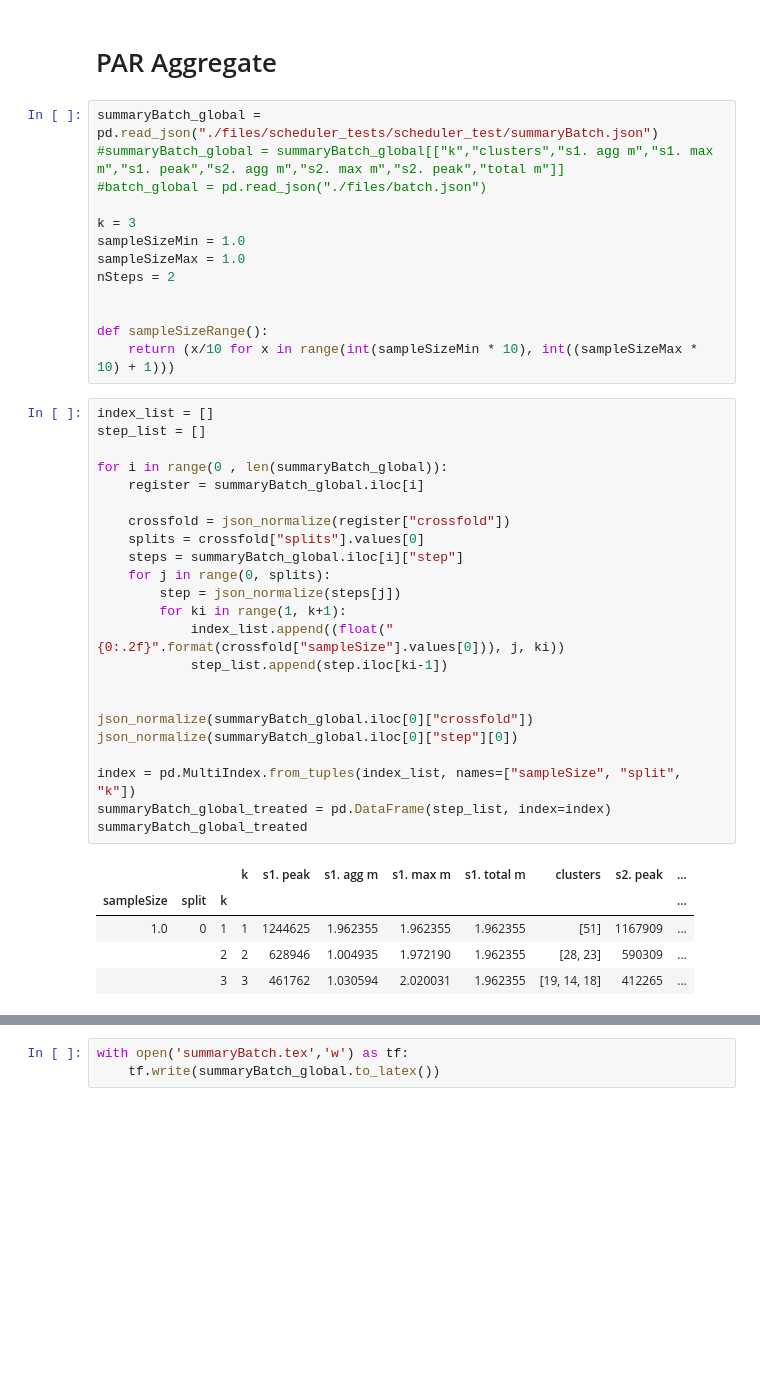
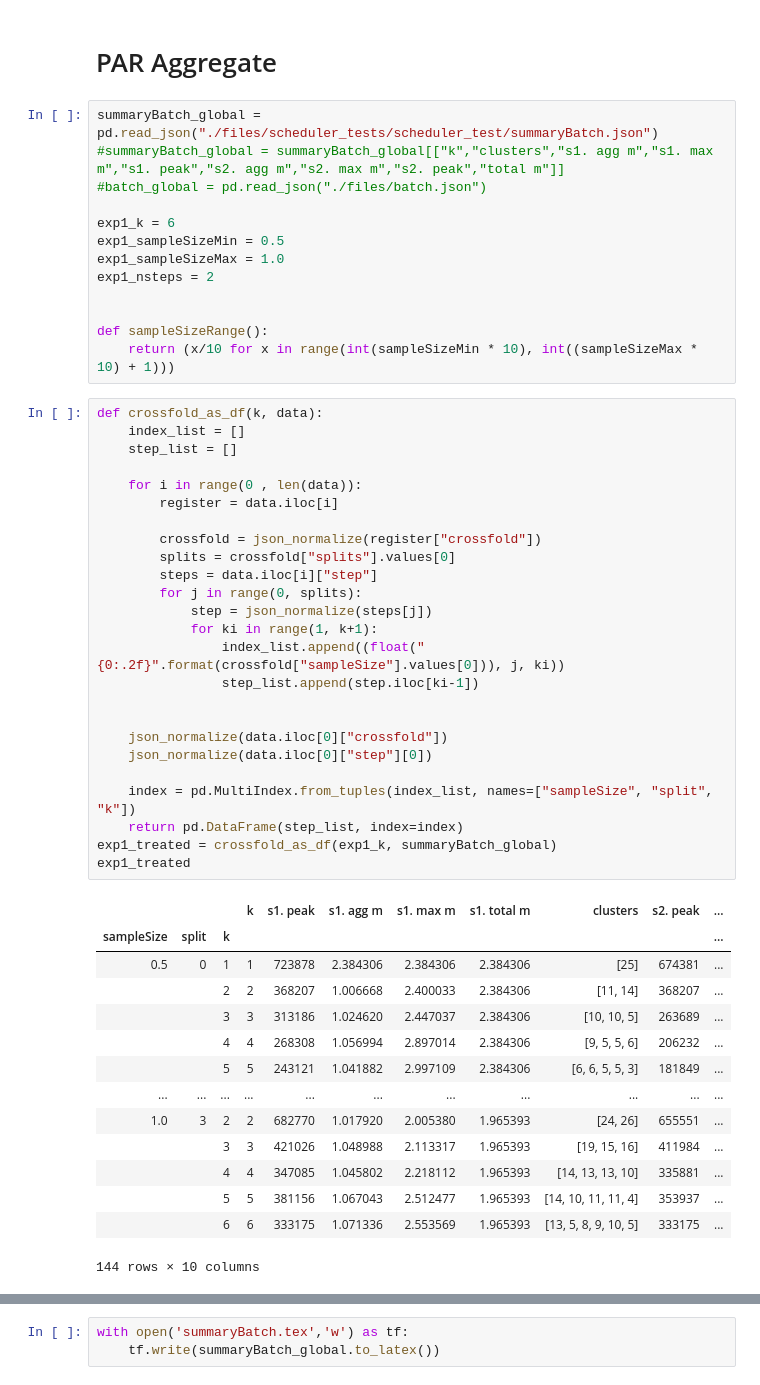
Before and after one commit to vicaba/siot-eclustering-viz, a Jupyter notebook: siot-clustering2.ipynb, the cells around one changed output, grey strips where cells are left out. Drawn from its saved outputs; the diff is of its cells as text; blank space fills up the shorter version.

```diff
--- a/siot-clustering2.ipynb
+++ b/siot-clustering2.ipynb
@@ -89,43 +89,54 @@ summaryBatch_global = pd.read_json("./files/scheduler_tests/scheduler_test/summa
 #summaryBatch_global = summaryBatch_global[["k","clusters","s1. agg m","s1. max m","s1. peak","s2. agg m","s2. max m","s2. peak","total m"]]
 #batch_global = pd.read_json("./files/batch.json")
 
-k = 3
-sampleSizeMin = 1.0
-sampleSizeMax = 1.0
-nSteps = 2
+exp1_k = 6
+exp1_sampleSizeMin = 0.5
+exp1_sampleSizeMax = 1.0
+exp1_nsteps = 2
 
 
 def sampleSizeRange():
     return (x/10 for x in range(int(sampleSizeMin * 10), int((sampleSizeMax * 10) + 1)))
 # %%
-index_list = []
-step_list = []
+def crossfold_as_df(k, data):
+    index_list = []
+    step_list = []
 
-for i in range(0 , len(summaryBatch_global)):
-    register = summaryBatch_global.iloc[i]
+    for i in range(0 , len(data)):
+        register = data.iloc[i]
 
-    crossfold = json_normalize(register["crossfold"])
-    splits = crossfold["splits"].values[0]
-    steps = summaryBatch_global.iloc[i]["step"]
-    for j in range(0, splits):
-        step = json_normalize(steps[j])
-        for ki in range(1, k+1):
-            index_list.append((float("{0:.2f}".format(crossfold["sampleSize"].values[0])), j, ki))
-            step_list.append(step.iloc[ki-1])
+        crossfold = json_normalize(register["crossfold"])
+        splits = crossfold["splits"].values[0]
+        steps = data.iloc[i]["step"]
+        for j in range(0, splits):
+            step = json_normalize(steps[j])
+            for ki in range(1, k+1):
+                index_list.append((float("{0:.2f}".format(crossfold["sampleSize"].values[0])), j, ki))
+                step_list.append(step.iloc[ki-1])
 
 
-json_normalize(summaryBatch_global.iloc[0]["crossfold"])
-json_normalize(summaryBatch_global.iloc[0]["step"][0])
+    json_normalize(data.iloc[0]["crossfold"])
+    json_normalize(data.iloc[0]["step"][0])
 
-index = pd.MultiIndex.from_tuples(index_list, names=["sampleSize", "split", "k"])
-summaryBatch_global_treated = pd.DataFrame(step_list, index=index)
-summaryBatch_global_treated
+    index = pd.MultiIndex.from_tuples(index_list, names=["sampleSize", "split", "k"])
+    return pd.DataFrame(step_list, index=index)
+exp1_treated = crossfold_as_df(exp1_k, summaryBatch_global)
+exp1_treated
 # %% [output]
 |  |  |  | k | s1. peak | s1. agg m | s1. max m | s1. total m | clusters | s2. peak | ... |
 | sampleSize | split | k |  |  |  |  |  |  |  | ... |
-| 1.0 | 0 | 1 | 1 | 1244625 | 1.962355 | 1.962355 | 1.962355 | [51] | 1167909 | ... |
-|  |  | 2 | 2 | 628946 | 1.004935 | 1.972190 | 1.962355 | [28, 23] | 590309 | ... |
-|  |  | 3 | 3 | 461762 | 1.030594 | 2.020031 | 1.962355 | [19, 14, 18] | 412265 | ... |
+| 0.5 | 0 | 1 | 1 | 723878 | 2.384306 | 2.384306 | 2.384306 | [25] | 674381 | ... |
+|  |  | 2 | 2 | 368207 | 1.006668 | 2.400033 | 2.384306 | [11, 14] | 368207 | ... |
+|  |  | 3 | 3 | 313186 | 1.024620 | 2.447037 | 2.384306 | [10, 10, 5] | 263689 | ... |
+|  |  | 4 | 4 | 268308 | 1.056994 | 2.897014 | 2.384306 | [9, 5, 5, 6] | 206232 | ... |
+|  |  | 5 | 5 | 243121 | 1.041882 | 2.997109 | 2.384306 | [6, 6, 5, 5, 3] | 181849 | ... |
+| ... | ... | ... | ... | ... | ... | ... | ... | ... | ... | ... |
+| 1.0 | 3 | 2 | 2 | 682770 | 1.017920 | 2.005380 | 1.965393 | [24, 26] | 655551 | ... |
+|  |  | 3 | 3 | 421026 | 1.048988 | 2.113317 | 1.965393 | [19, 15, 16] | 411984 | ... |
+|  |  | 4 | 4 | 347085 | 1.045802 | 2.218112 | 1.965393 | [14, 13, 13, 10] | 335881 | ... |
+|  |  | 5 | 5 | 381156 | 1.067043 | 2.512477 | 1.965393 | [14, 10, 11, 11, 4] | 353937 | ... |
+|  |  | 6 | 6 | 333175 | 1.071336 | 2.553569 | 1.965393 | [13, 5, 8, 9, 10, 5] | 333175 | ... |
+144 rows × 10 columns
 # %%
 k2 = 2
 query = f"k == {k2} and sampleSize == {sampleSizeMin}"
```
Also changed, not shown: parts of 12 cells of this notebook, 5 other files.
